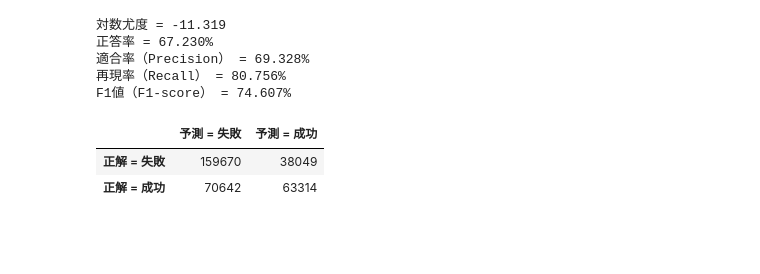
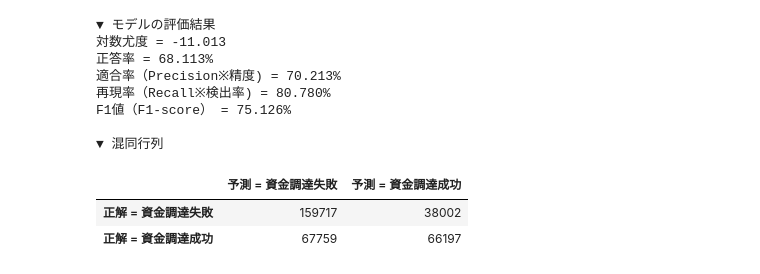
Before and after one commit to arsma12/skillupAI, a Jupyter notebook: Day1_work_長谷川雅代.ipynb, the cells around one changed output. Drawn from its saved outputs; the diff is of its cells as text; code cells hidden in the pictures; blank space fills up the shorter version.

```diff
--- a/Day1_work_長谷川雅代.ipynb
+++ b/Day1_work_長谷川雅代.ipynb
@@ -221,27 +322,24 @@ showSuccessRateBarplot("currency",6,5)       # currency別成功率
 # ------------------------------------------------
 # 2-2.ダミー変換
 # ------------------------------------------------
-# 抽出元に使った不要な項目を削除
-df = df.drop(['launched','deadline'], axis=1)
+# 抽出元の不要な項目を削除
+df_drop = df.drop(['launched','deadline'], axis=1)
 
 # one-hot-encoding
-df = pd.get_dummies(df, columns=['main_category','category',
+df_d = pd.get_dummies(df_drop, columns=['main_category','category',
                                  'country','currency',
-                                 'launched_Month','launched_Day','launched_Hour'])
+                                 'launched_Month','launched_Day','launched_Hour','period'])
 
 # ------------------------------------------------
 # 2-6.データ標準化
 # ------------------------------------------------
 scaler = StandardScaler()
-df['usd_goal_real'] = scaler.fit_transform(df.loc[:, ['usd_goal_real']])
-df['period'] = scaler.fit_transform(df.loc[:, ['period']])
-
-df.index.name="id"
+df_d['usd_goal_real'] = scaler.fit_transform(df_d.loc[:, ['usd_goal_real']])
 
 print("\n▼ 先頭5行表示")
-print(df.head(5))
+print(df_d.head(5))
 
 #print("\n▼ 基本統計量")
-#print(df.describe())
+#print(df_d.describe())
 # %% [output]
 ▼ 先頭5行表示
@@ -265,8 +363,8 @@ id
 # ****************************************************************************
 # ◆ 3.モデル作成
 # ****************************************************************************
-X = df.drop('state', axis=1).values # 説明変数
-y = df['state'].values              # 目的変数
+X = df_d.drop('state', axis=1).values # 説明変数
+y = df_d['state'].values              # 目的変数
 
 # ロジスティック回帰モデル生成
 clf = SGDClassifier(loss='log',           # ロジスティック回帰を指定
@@ -280,7 +378,9 @@ clf = SGDClassifier(loss='log',           # ロジスティック回帰を指定
 # 学習
 clf.fit(X, y)
 
+#print('w0 = {:.3f}'.format(clf.intercept_[0]))
+
 # リストへ変換
-n_features = list(df.drop('state', axis=1).columns)
-fti = np.reshape(clf.coef_[0], -1).tolist()
+list_f = list(df.drop('state', axis=1).columns)
+list_w = np.reshape(clf.coef_[0], -1).tolist()
 # %%
@@ -332,35 +431,43 @@ plt.show()
 # %%
 # ****************************************************************************
 # ◆ 4.モデル評価
 # ****************************************************************************
+
 # ラベルを予測
 y_est = clf.predict(X)
+
+print('\n▼ モデルの評価結果')
 
 # 対数尤度を表示
 print('対数尤度 = {:.3f}'.format(- log_loss(y, y_est)))
 
 # 正答率を表示
 print('正答率 = {:.3f}%'.format(100 * accuracy_score(y, y_est)))
 
 # Precision, Recall, F1-scoreを計算
 precision, recall, f1_score, _ = precision_recall_fscore_support(y, y_est)
 
 # 成功に関するPrecision, Recall, F1-scoreを表示
-print('適合率（Precision） = {:.3f}%'.format(100 * precision[0]))
-print('再現率（Recall） = {:.3f}%'.format(100 * recall[0]))
+print('適合率（Precision※精度) = {:.3f}%'.format(100 * precision[0]))
+print('再現率（Recall※検出率) = {:.3f}%'.format(100 * recall[0]))
 print('F1値（F1-score） = {:.3f}%'.format(100 * f1_score[0]))
 
 # 予測値と正解のクロス集計
+print('\n▼ 混同行列')
 conf_mat = pd.DataFrame(confusion_matrix(y, y_est),
-                        index=['正解 = 失敗', '正解 = 成功'],
-                        columns=['予測 = 失敗', '予測 = 成功'])
+                        index=['正解 = 資金調達失敗', '正解 = 資金調達成功'],
+                        columns=['予測 = 資金調達失敗', '予測 = 資金調達成功'])
+
 conf_mat
 # %% [output]
-対数尤度 = -11.319
-正答率 = 67.230%
-適合率（Precision） = 69.328%
-再現率（Recall） = 80.756%
-F1値（F1-score） = 74.607%
+▼ モデルの評価結果
+対数尤度 = -11.013
+正答率 = 68.113%
+適合率（Precision※精度) = 70.213%
+再現率（Recall※検出率) = 80.780%
+F1値（F1-score） = 75.126%
+
+▼ 混同行列
-|  | 予測 = 失敗 | 予測 = 成功 |
-| 正解 = 失敗 | 159670 | 38049 |
-| 正解 = 成功 | 70642 | 63314 |
+|  | 予測 = 資金調達失敗 | 予測 = 資金調達成功 |
+| 正解 = 資金調達失敗 | 159717 | 38002 |
+| 正解 = 資金調達成功 | 67759 | 66197 |
```
Also changed, not shown: parts of 14 cells of this notebook.
